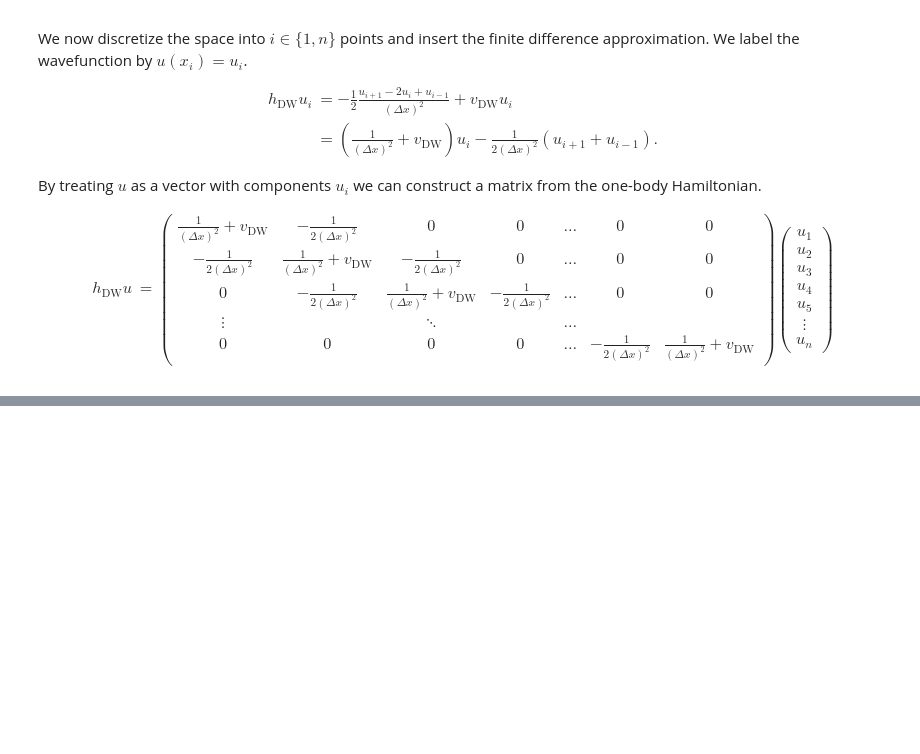
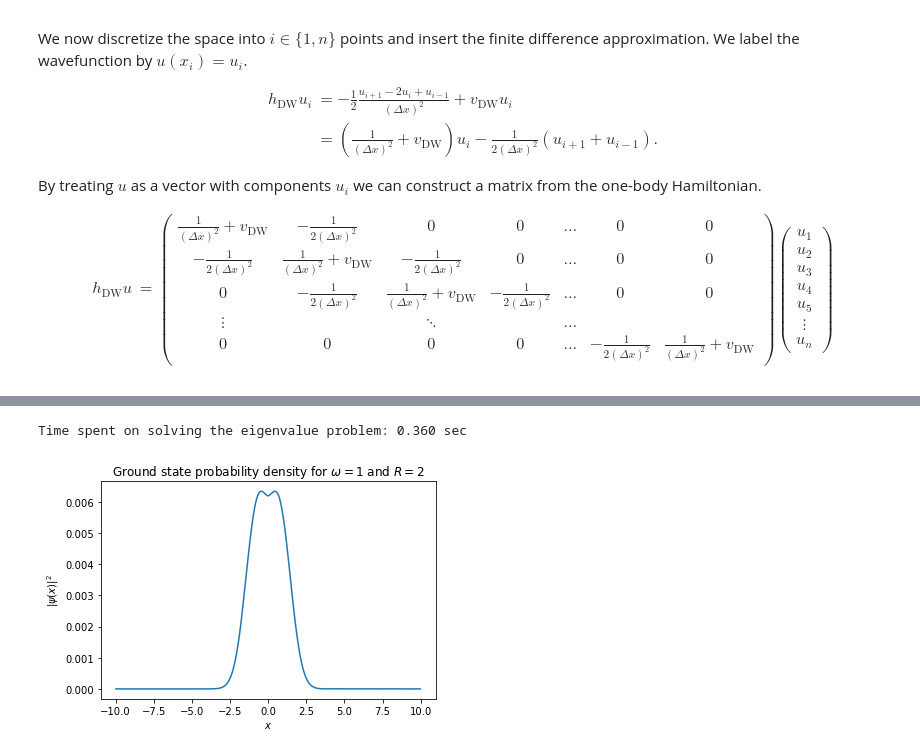
Before and after one commit to Schoyen/coupled-cluster-notes, a Jupyter notebook: notebooks/dwqd.ipynb, the cells around one changed output, grey strips where cells are left out. Drawn from its saved outputs; the diff is of its cells as text; code cells hidden in the pictures; blank space fills up the shorter version.

Commit message:
Add plots and calculation of 1D DWQD

```diff
--- a/notebooks/dwqd.ipynb
+++ b/notebooks/dwqd.ipynb
@@ -112,7 +118,15 @@ By treating $u$ as a vector with components $u_i$ we can construct a matrix from
 # The size of the spatial room we look at
 grid_length = -10
 # Number of points to discretize the grid in
-num_points = 100
+num_points = 1000
 # %%
 x = np.linspace(-grid_length, grid_length, num_points)
 delta_x = x[1] - x[0]
+# %%
+h_diag = 1.0/(delta_x**2) + v_dw(
+    x[1:num_points - 1], omega=omega, radius=radius, m=m, hbar=hbar)
+h_off_diag = 1.0/(2*delta_x**2)
+
+h = scipy.sparse.diags([h_diag, h_off_diag, h_off_diag], offsets=[0, 1, -1])
+
+print (h.toarray())
@@ -118,0 +147,18 @@ delta_x = x[1] - x[0]
+# %%
+t0 = time.time()
+epsilon, psi = scipy.sparse.linalg.eigs(h, k=3, which="SM")
+t1 = time.time()
+
+print ("Time spent on solving the eigenvalue problem: {0:.3f} sec".format(t1 - t0))
+# %% [output]
+Time spent on solving the eigenvalue problem: 0.360 sec
+# %%
+plt.plot(x[1:-1], np.abs(psi[:, 0])**2)
+plt.title(
+    (r"Ground state probability density for $\omega = ${0}"
+    + " and $R = ${1}").format(omega, radius))
+plt.xlabel(r"$x$")
+plt.ylabel(r"$|\psi(x)|^2$")
+plt.show()
+# %% [output]
+[figure, added]
```
Also changed, not shown: parts of 5 cells of this notebook.
